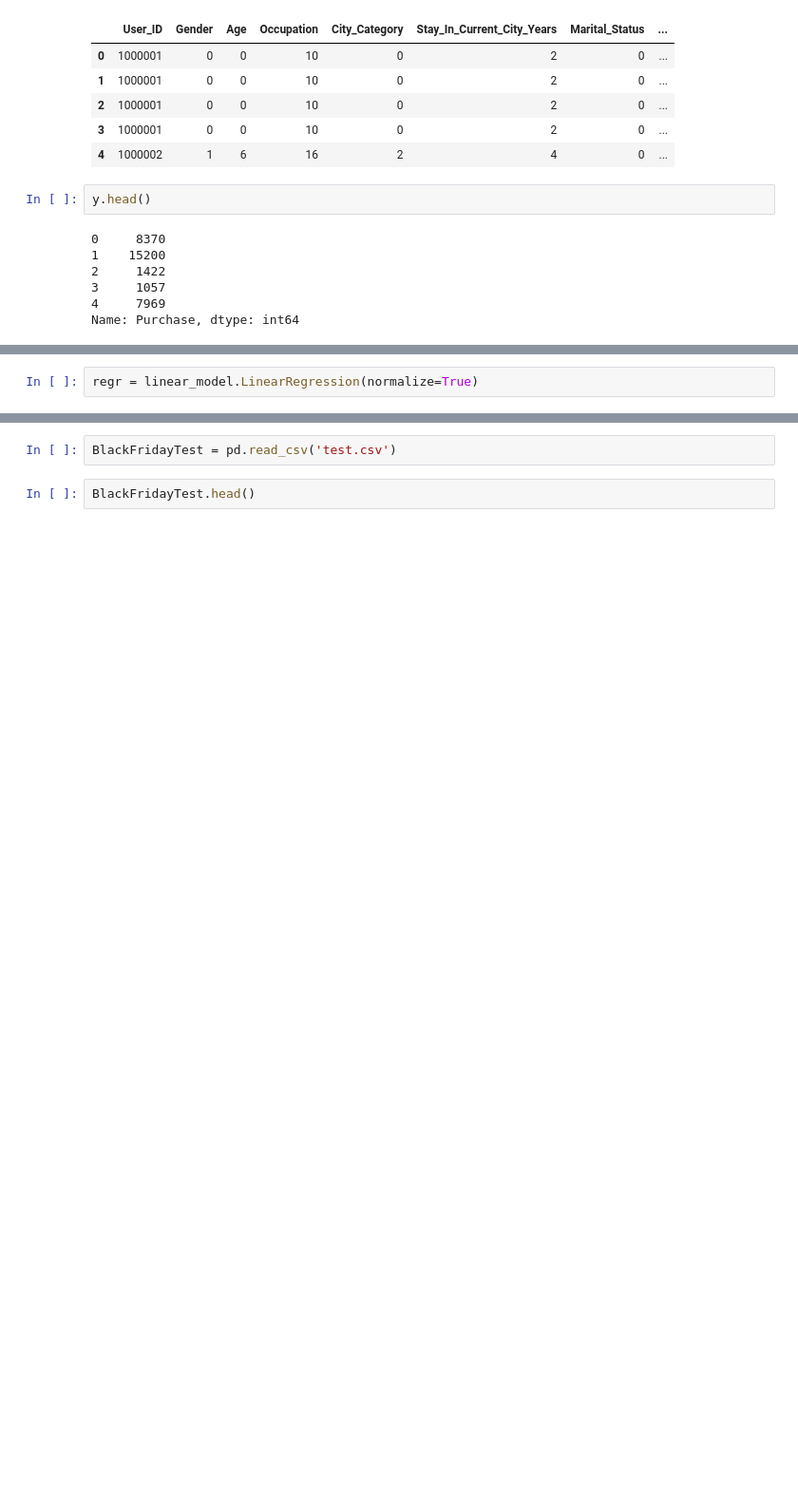
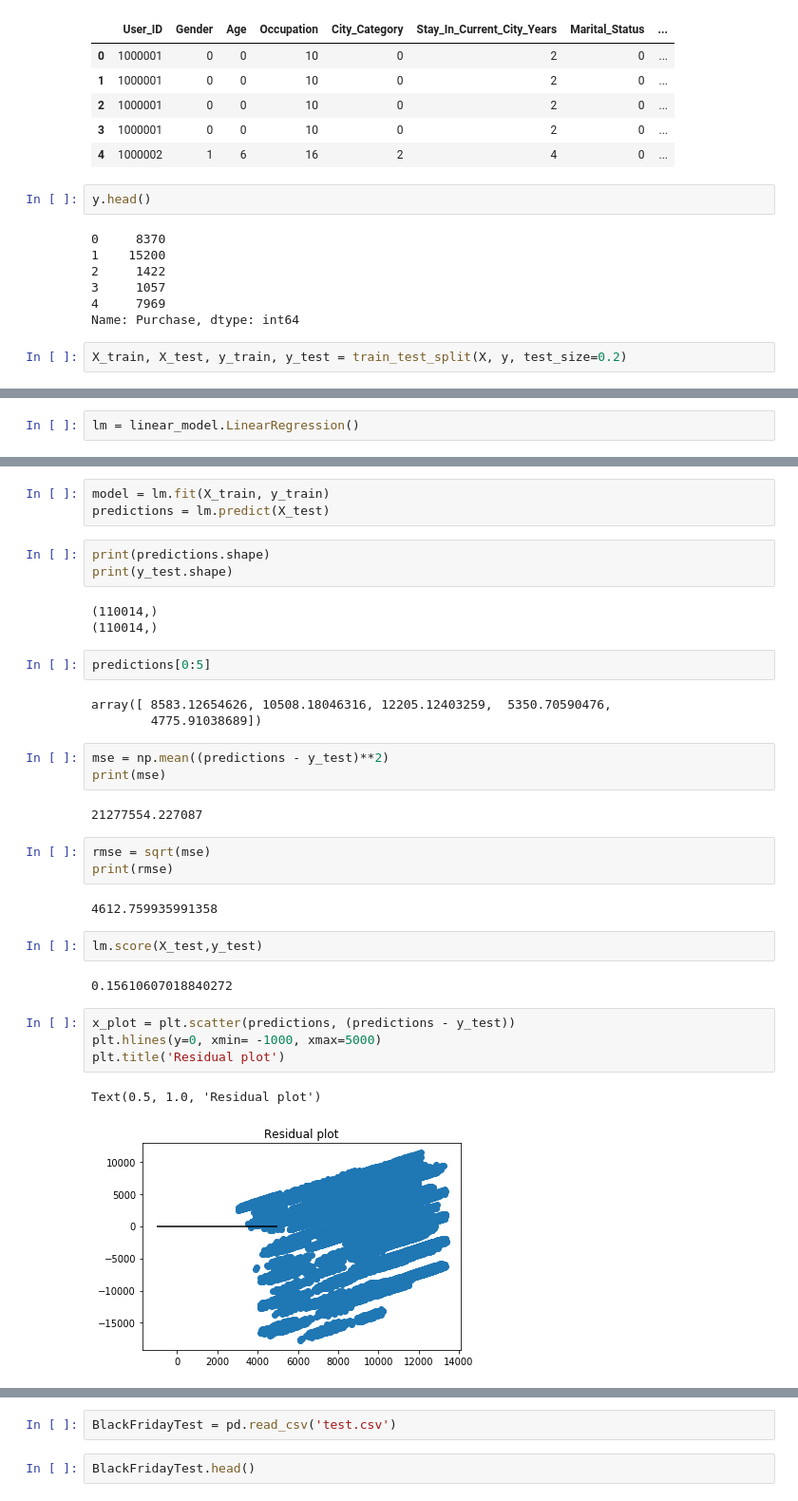
Before and after one commit to naomimachado/CS6220-Black-Friday-Sales-Prediction-Project, a Jupyter notebook: BlackFridayDeals.ipynb, the cells around one changed output, grey strips where cells are left out. Shown at 95% size. Cells and saved outputs as stored; diff of their text form; blank space fills up the shorter version.

```diff
--- a/BlackFridayDeals.ipynb
+++ b/BlackFridayDeals.ipynb
@@ -222,3 +219,5 @@ y.head()
 3     1057
 4     7969
 Name: Purchase, dtype: int64
+# %%
+X_train, X_test, y_train, y_test = train_test_split(X, y, test_size=0.2)
@@ -225,2 +230,2 @@ Name: Purchase, dtype: int64
 # %%
-regr = linear_model.LinearRegression(normalize=True)
+lm = linear_model.LinearRegression()
@@ -230,0 +232,35 @@ LinearRegression(copy_X=True, fit_intercept=True, n_jobs=1, normalize=True)
+# %%
+model = lm.fit(X_train, y_train)
+predictions = lm.predict(X_test)
+# %%
+print(predictions.shape)
+print(y_test.shape)
+# %% [output]
+(110014,)
+(110014,)
+# %%
+predictions[0:5]
+# %% [output]
+array([ 8583.12654626, 10508.18046316, 12205.12403259,  5350.70590476,
+        4775.91038689])
+# %%
+mse = np.mean((predictions - y_test)**2)
+print(mse)
+# %% [output]
+21277554.227087
+# %%
+rmse = sqrt(mse)
+print(rmse)
+# %% [output]
+4612.759935991358
+# %%
+lm.score(X_test,y_test)
+# %% [output]
+0.15610607018840272
+# %%
+x_plot = plt.scatter(predictions, (predictions - y_test))
+plt.hlines(y=0, xmin= -1000, xmax=5000)
+plt.title('Residual plot')
+# %% [output]
+Text(0.5, 1.0, 'Residual plot')
+[figure, added]
```
Also changed, not shown: parts of 30 cells of this notebook, 4 other files.
